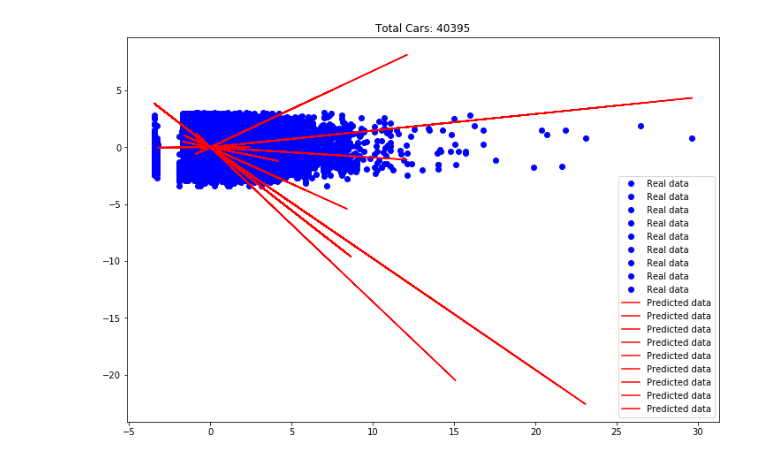
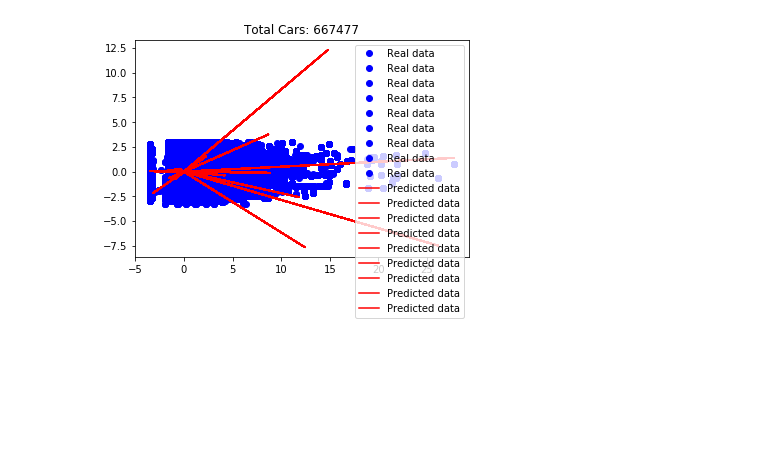
Before and after one commit to pjhu/machine-learning-used-car, a Jupyter notebook: jupeter/pridict_step_by_step.ipynb, the cells around one changed output. Saved outputs shown, nothing was run; the diff lists cells and outputs as text; code cells hidden in the pictures; blank space fills up the shorter version.

```diff
--- a/jupeter/pridict_step_by_step.ipynb
+++ b/jupeter/pridict_step_by_step.ipynb
@@ -10,6 +11,7 @@ import statsmodels.formula.api as smf
 # %%
 # 读取数据
-all_files = [f for f in os.listdir('../guazi') if os.path.isfile(f) and f.endswith('_target.csv')]
+path = os.path.join(dirname(os.getcwd()), 'training_set')
+all_files = [os.path.join(path, f) for f in os.listdir(path) if os.path.isfile(os.path.join(path, f)) and os.path.join(path, f).endswith('_target.csv')]
 df_from_each_file = (pd.read_csv(f, names=["city","brand","gender","new_car_price","road_haul","use_date","displacement","follow","transfer","service_price","flaw","price"]) for f in all_files)
 concatenated_df = pd.concat(df_from_each_file, ignore_index=True)
 drop_duplicates = concatenated_df.drop_duplicates()
@@ -143,7 +145,7 @@ with tf.Session(graph=g) as sess:
         batch_xs = batch_.iloc[:,:-1]
         batch_ys = batch_.iloc[:,-1:]
         sess.run(train, feed_dict={xs: batch_xs, ys_: batch_ys})
-        if step % 100 == 0:
+        if step % 500 == 0:
             loss_value = sess.run(loss, feed_dict={xs: test_xs, ys_: test_ys})
             print('step: %f, loss: %f' % (step, loss_value))
 
@@ -178,4 +180,4 @@ step: 2900.000000, loss: 1.435419
-[figure, old version]
+[figure, new version]
 # %%
 # 预测二手车出售价
 # %%
```
Also changed, not shown: parts of 13 cells of this notebook, 3 other files.
